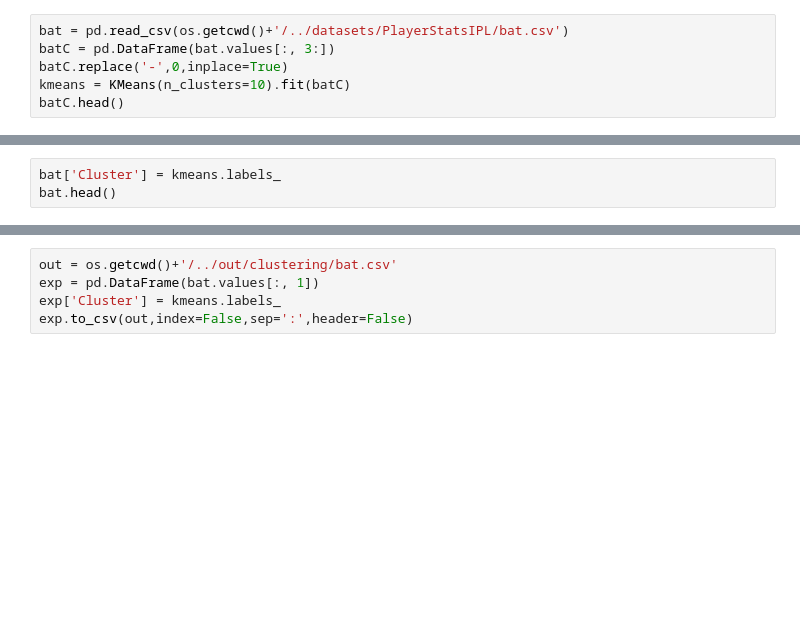
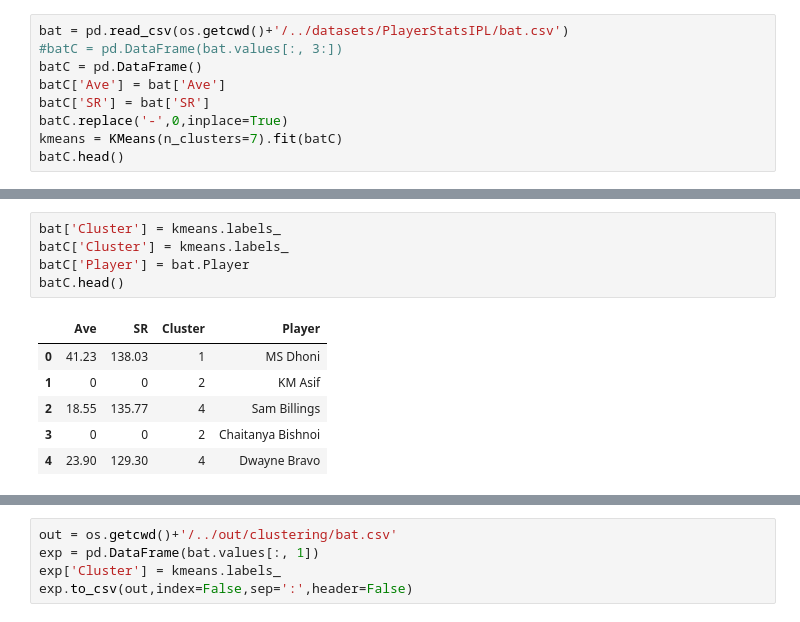
Before and after one commit to mayankmetha/ipl-2k19-prediction, a Jupyter notebook: clustering/kmeans.ipynb, the cells around one changed output, grey strips where cells are left out. Saved outputs shown, nothing was run; the diff lists cells and outputs as text; blank space fills up the shorter version.

```diff
--- a/clustering/kmeans.ipynb
+++ b/clustering/kmeans.ipynb
@@ -6,6 +7,9 @@ from sklearn.cluster import KMeans
 # %%
 bat = pd.read_csv(os.getcwd()+'/../datasets/PlayerStatsIPL/bat.csv')
-batC = pd.DataFrame(bat.values[:, 3:])
+#batC = pd.DataFrame(bat.values[:, 3:])
+batC = pd.DataFrame()
+batC['Ave'] = bat['Ave']
+batC['SR'] = bat['SR']
 batC.replace('-',0,inplace=True)
-kmeans = KMeans(n_clusters=10).fit(batC)
+kmeans = KMeans(n_clusters=7).fit(batC)
 batC.head()
@@ -12,3 +23,12 @@ batC.head()
 # %%
 bat['Cluster'] = kmeans.labels_
-bat.head()
+batC['Cluster'] = kmeans.labels_
+batC['Player'] = bat.Player
+batC.head()
+# %% [output]
+|  | Ave | SR | Cluster | Player |
+| 0 | 41.23 | 138.03 | 1 | MS Dhoni |
+| 1 | 0 | 0 | 2 | KM Asif |
+| 2 | 18.55 | 135.77 | 4 | Sam Billings |
+| 3 | 0 | 0 | 2 | Chaitanya Bishnoi |
+| 4 | 23.90 | 129.30 | 4 | Dwayne Bravo |
```
Also changed, not shown: parts of 3 cells of this notebook, 1 other file.
